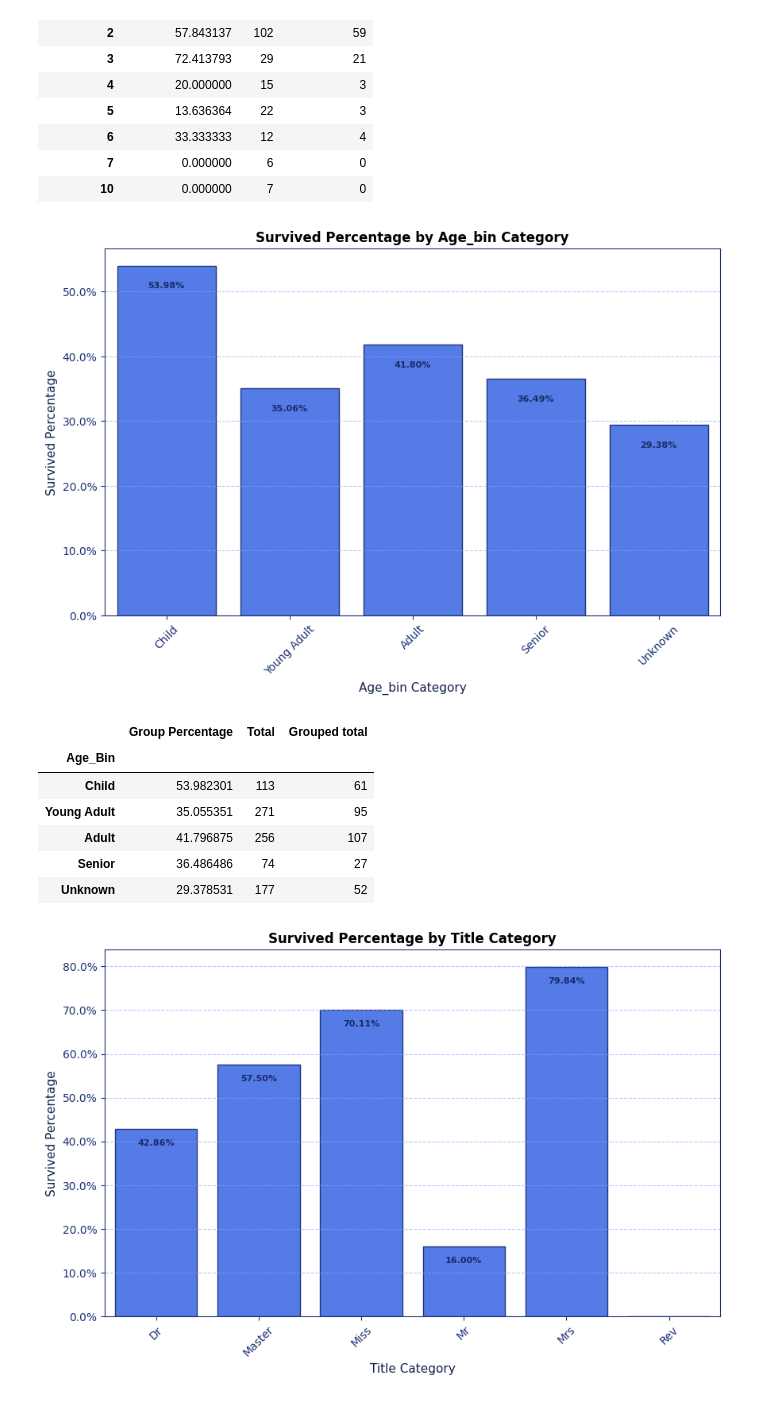
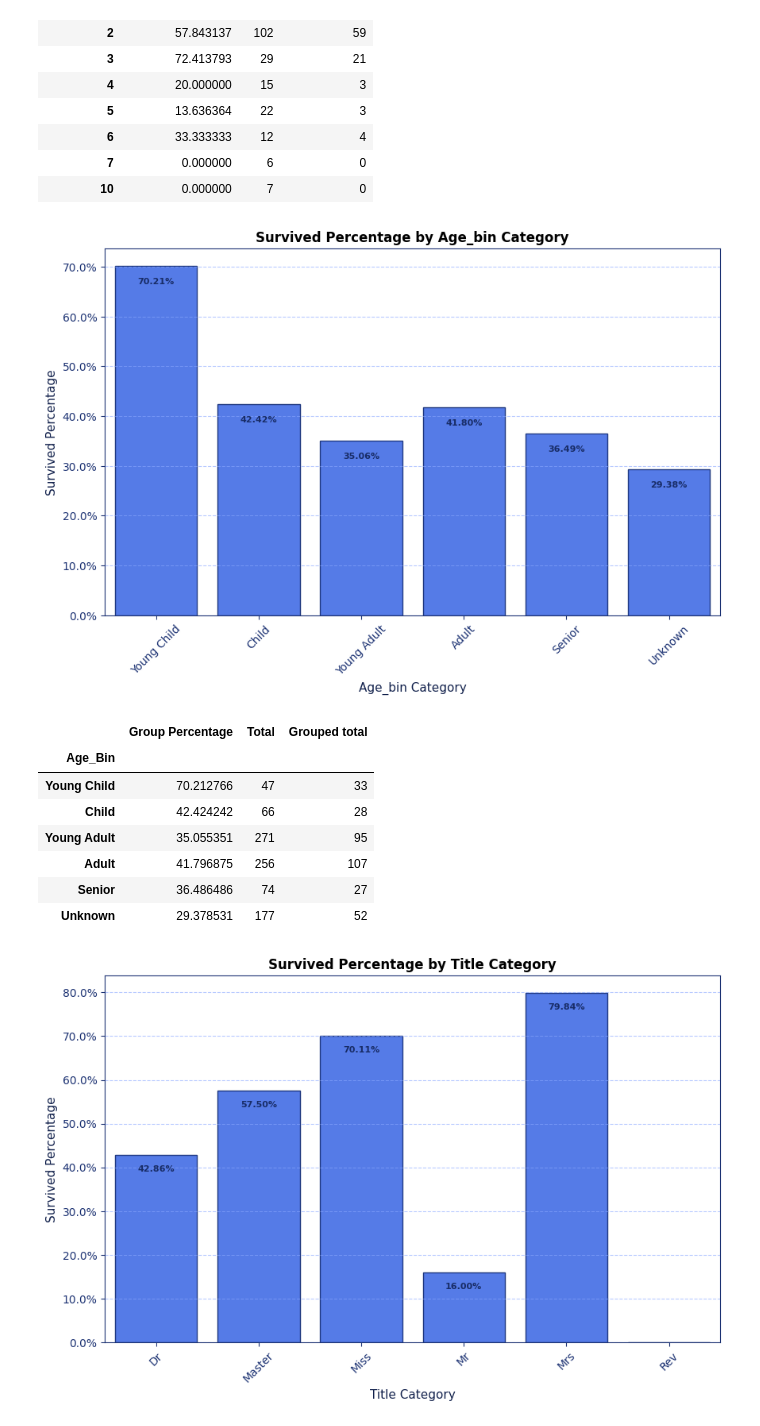
Before and after one commit to ydepledt/kaggle, a Jupyter notebook: titanic/titanic.ipynb, the cells around one changed output. Saved outputs shown, nothing was run; the diff lists cells and outputs as text; code cells hidden in the pictures.

```diff
--- a/titanic/titanic.ipynb
+++ b/titanic/titanic.ipynb
@@ -131,24 +128,27 @@ df_family_survival
 | 7 | 0.000000 | 6 | 0 |
 | 10 | 0.000000 | 7 | 0 |
 # %%
-age_bins = [0, 18, 30, 50, 120]
-age_labels = ['Child', 'Young Adult', 'Adult', 'Senior']
+age_bins = [0, 7, 18, 30, 50, 120]
+age_labels = ['Young Child', 'Child', 'Young Adult', 'Adult', 'Senior']
 
+# df_train['Age'].fillna(df_train['Age'].median(), inplace=True)
 df_train['Age_Bin'] = pd.cut(df_train['Age'], bins=age_bins, labels=age_labels, right=False)
 df_train['Age_Bin']=(df_train['Age_Bin'].cat.add_categories('Unknown').fillna('Unknown'))
 df_train.drop('Age', axis=1, inplace=True)
 
+# df_test['Age'].fillna(df_test['Age'].median(), inplace=True)
 df_test['Age_Bin'] = pd.cut(df_test['Age'], bins=age_bins, labels=age_labels, right=False)
 df_test['Age_Bin']=(df_test['Age_Bin'].cat.add_categories('Unknown').fillna('Unknown'))
 df_test.drop('Age', axis=1, inplace=True)
 
 df_age_survival = utilities.plot_groupby(df_train, 'Age_Bin', 'Survived')
 df_age_survival
 # %% [output]
-[figure, old version]
+[figure, new version]
 |  | Group Percentage | Total | Grouped total |
 | Age_Bin |  |  |  |
-| Child | 53.982301 | 113 | 61 |
+| Young Child | 70.212766 | 47 | 33 |
+| Child | 42.424242 | 66 | 28 |
 | Young Adult | 35.055351 | 271 | 95 |
 | Adult | 41.796875 | 256 | 107 |
 | Senior | 36.486486 | 74 | 27 |
```
Also changed, not shown: parts of 9 cells of this notebook, 6 other files.
